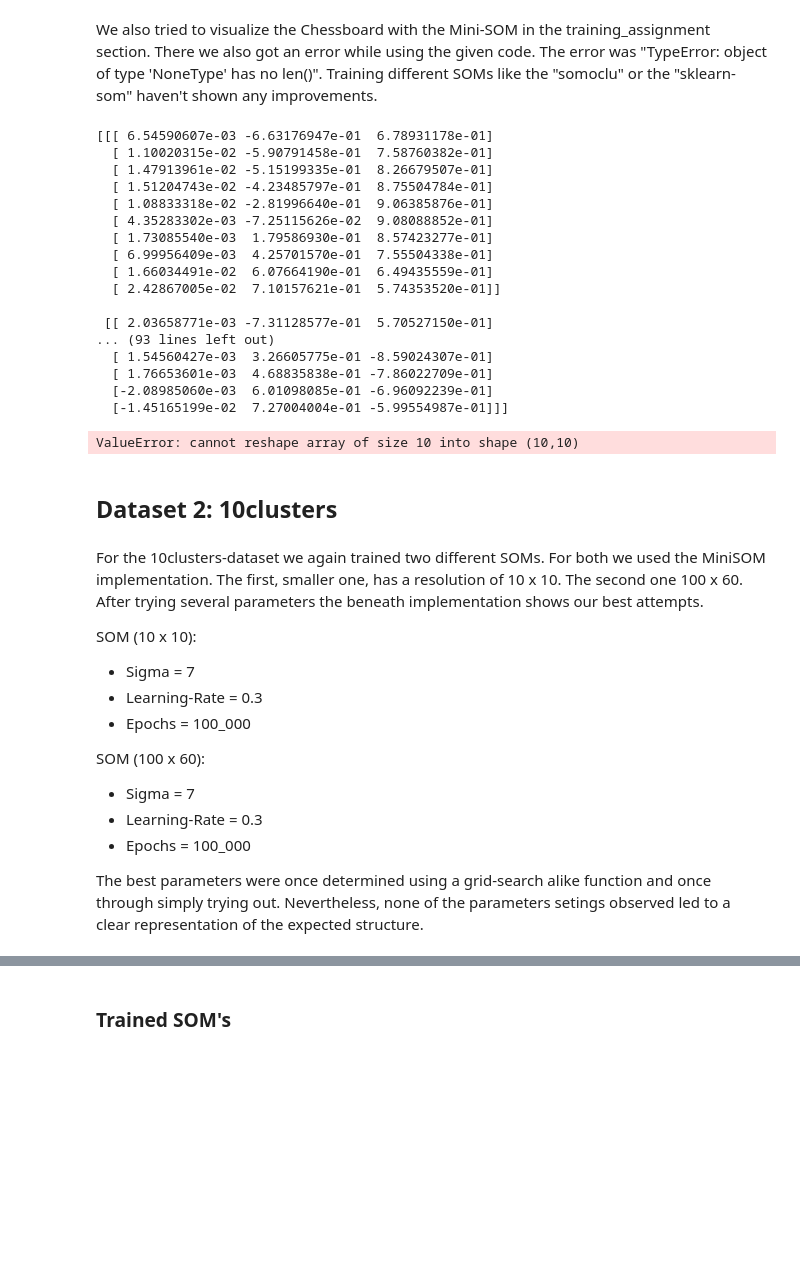
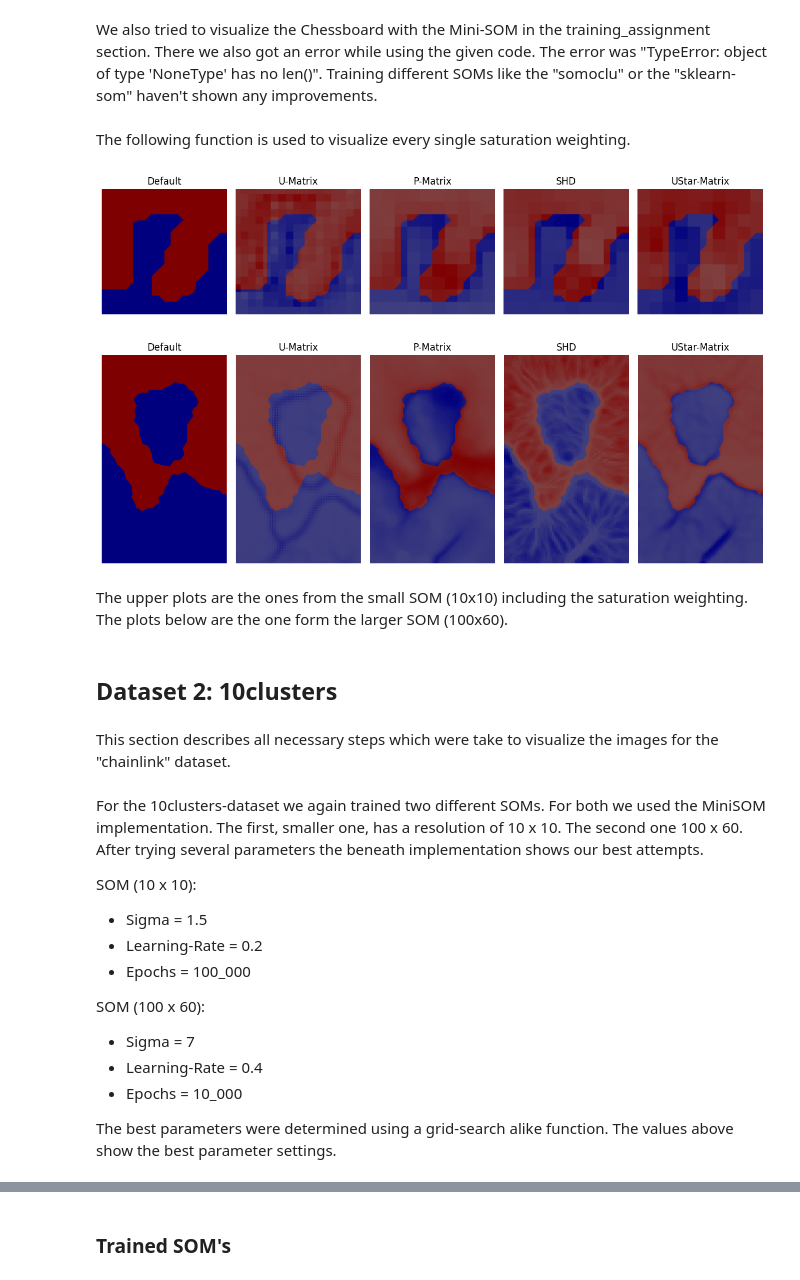
Before and after one commit to marlederer/PySOMVis_Coding_I_2023, a Jupyter notebook: PySOMVis/coding_assignment.ipynb, the cells around one changed output, grey strips where cells are left out. Drawn from its saved outputs; the diff is of its cells as text; code cells hidden in the pictures; blank space fills up the shorter version.

```diff
--- a/PySOMVis/coding_assignment.ipynb
+++ b/PySOMVis/coding_assignment.ipynb
@@ -649,5 +617,7 @@ for i in np.arange(0.1,1,0.1):
 # %% [markdown]
 We also tried to visualize the Chessboard with the Mini-SOM in the training_assignment section. There we also got an error while using the given code. The error was "TypeError: object of type 'NoneType' has no len()". Training different SOMs like the "somoclu" or the "sklearn-som" haven't shown any improvements.
+# %% [markdown]
+The following function is used to visualize every single saturation weighting.
 # %%
 
 import matplotlib.image as mpimg
@@ -657,70 +627,65 @@ saturationIntensity=0.5
 def printChessboards(x,y,SOM,idata,classes,dimension,high_dpi, voronoi, chessboard, interpolation, saturationIntensity):
 
 
     chessboard_list = []
     for m in matrix:
-        chessboard_list.append(Chessboard(x, y, SOM, idata, classes,
-                   dimension, high_dpi, voronoi, chessboard, interpolation, saturationIntensity, m))
+        c = Chessboard(x, y, SOM, idata, classes,
+                   dimension, high_dpi, voronoi, chessboard, interpolation, saturationIntensity, m)
+        # rotating smaller SOM images since they are falsely alligned
+        if x == 10:
+            c = np.flipud(c)
+            # Rotate the mirrored image 90 degrees to the left
+            c = np.rot90(c)
+
+        chessboard_list.append(c)
 
     fig, axs = plt.subplots(1, 5, figsize=(12, 4))
 
     for ax in axs:
         ax.axis('off')
 
     axs[0].imshow(chessboard_list[0])
     axs[0].set_title('Default')
 
     axs[1].imshow(chessboard_list[1])
     axs[1].set_title('U-Matrix')
 
     axs[2].imshow(chessboard_list[2])
     axs[2].set_title('P-Matrix')
 
     axs[3].imshow(chessboard_list[3])
     axs[3].set_title('SHD')
 
     axs[4].imshow(chessboard_list[4])
     axs[4].set_title('UStar-Matrix')
 
     plt.tight_layout()
     plt.show()
 
-printChessboards(10,10,som_small._weights,idata_chainlink['arr'], classes_chainlink['arr'][:,1],dim_chainlink,high_dpi, voronoi, chessboard, interpolation, saturationIntensity)
-printChessboards(100,60,som_large._weights,idata_chainlink['arr'], classes_chainlink['arr'][:,1],dim_chainlink,high_dpi, voronoi, chessboard, interpolation, saturationIntensity)
+printChessboards(10,10,som_small_reshaped,idata_chainlink['arr'], classes_chainlink['arr'][:,1],dim_chainlink,high_dpi, voronoi, chessboard, interpolation, saturationIntensity)
+printChessboards(100,60,som_large_reshaped,idata_chainlink['arr'], classes_chainlink['arr'][:,1],dim_chainlink,high_dpi, voronoi, chessboard, interpolation, saturationIntensity)
 # %% [output]
-[[[ 6.54590607e-03 -6.63176947e-01  6.78931178e-01]
-  [ 1.10020315e-02 -5.90791458e-01  7.58760382e-01]
-  [ 1.47913961e-02 -5.15199335e-01  8.26679507e-01]
-  [ 1.51204743e-02 -4.23485797e-01  8.75504784e-01]
-  [ 1.08833318e-02 -2.81996640e-01  9.06385876e-01]
-  [ 4.35283302e-03 -7.25115626e-02  9.08088852e-01]
-  [ 1.73085540e-03  1.79586930e-01  8.57423277e-01]
-  [ 6.99956409e-03  4.25701570e-01  7.55504338e-01]
-  [ 1.66034491e-02  6.07664190e-01  6.49435559e-01]
-  [ 2.42867005e-02  7.10157621e-01  5.74353520e-01]]
-
- [[ 2.03658771e-03 -7.31128577e-01  5.70527150e-01]
-... (93 lines left out)
-  [ 1.54560427e-03  3.26605775e-01 -8.59024307e-01]
-  [ 1.76653601e-03  4.68835838e-01 -7.86022709e-01]
-  [-2.08985060e-03  6.01098085e-01 -6.96092239e-01]
-  [-1.45165199e-02  7.27004004e-01 -5.99554987e-01]]]
-ValueError: cannot reshape array of size 10 into shape (10,10)
+[figure, added]
+[figure, added]
+# %% [markdown]
+The upper plots are the ones from the small SOM (10x10) including the saturation weighting. The plots below are the one form the larger SOM (100x60).
 # %% [markdown]
 ## Dataset 2: 10clusters
+# %% [markdown]
+This section describes all necessary steps which were take to visualize the images for the "chainlink" dataset.
 # %% [markdown]
 For the 10clusters-dataset we again trained two different SOMs. For both we used the MiniSOM implementation. The first, smaller one, has a resolution of 10 x 10. The second one 100 x 60. After trying several parameters the beneath implementation shows our best attempts.
 
 SOM (10 x 10):
 
-- Sigma = 7
-- Learning-Rate = 0.3
+- Sigma = 1.5
+- Learning-Rate = 0.2
 - Epochs = 100_000
 
 SOM (100 x 60):
 
 - Sigma = 7
-- Learning-Rate = 0.3
-- Epochs = 100_000
+- Learning-Rate = 0.4
+- Epochs = 10_000
 
-The best parameters were once determined using a grid-search alike function and once through simply trying out. Nevertheless, none of the parameters setings observed led to a clear representation of the expected structure.
+The best parameters were determined using a grid-search alike function. The values above show the best parameter settings.
```
Also changed, not shown: parts of 28 cells of this notebook, 1 other file.
